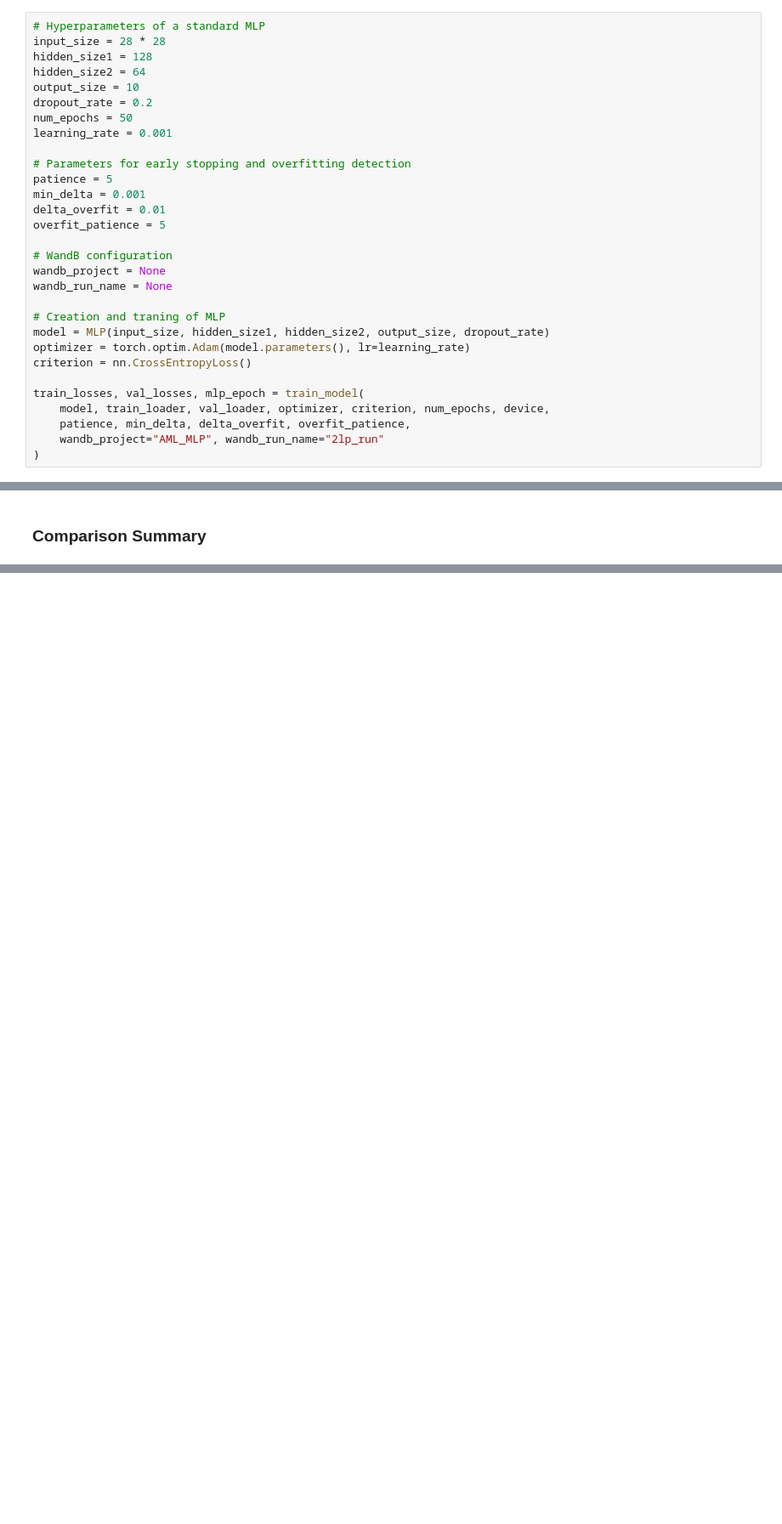
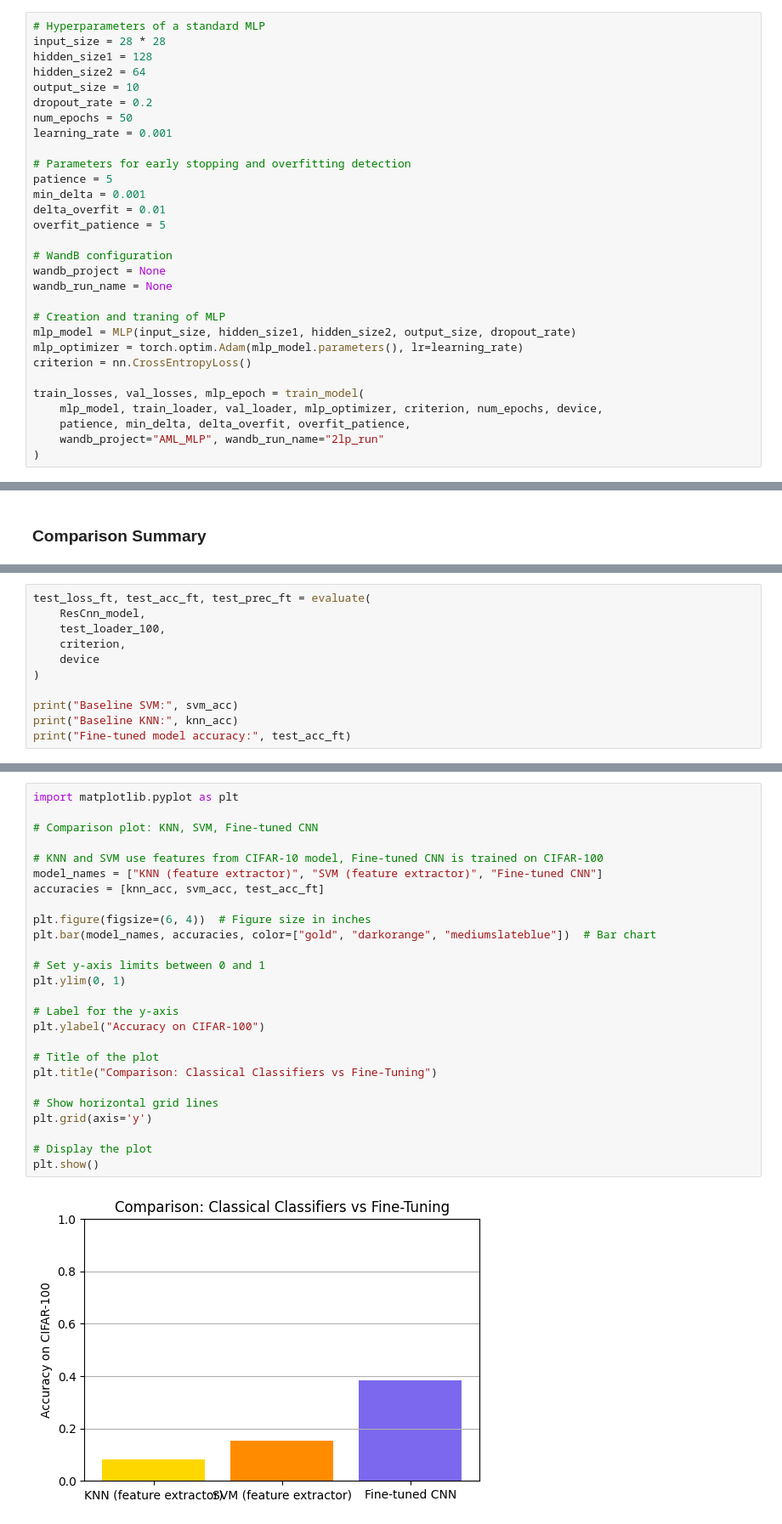
Before and after one commit to emile-kophi/AML_Labs, a Jupyter notebook: Exercise/Lab1_CNN.ipynb, the cells around one changed output, grey strips where cells are left out. Shown: that part at 85% size. Cells and saved outputs as stored; diff of their text form; blank space fills up the shorter version.

```diff
--- a/Exercise/Lab1_CNN.ipynb
+++ b/Exercise/Lab1_CNN.ipynb
@@ -283,12 +293,12 @@ wandb_project = None
 wandb_run_name = None
 
 # Creation and traning of MLP
-model = MLP(input_size, hidden_size1, hidden_size2, output_size, dropout_rate)
-optimizer = torch.optim.Adam(model.parameters(), lr=learning_rate)
+mlp_model = MLP(input_size, hidden_size1, hidden_size2, output_size, dropout_rate)
+mlp_optimizer = torch.optim.Adam(mlp_model.parameters(), lr=learning_rate)
 criterion = nn.CrossEntropyLoss()
 
 train_losses, val_losses, mlp_epoch = train_model(
-    model, train_loader, val_loader, optimizer, criterion, num_epochs, device,
+    mlp_model, train_loader, val_loader, mlp_optimizer, criterion, num_epochs, device,
     patience, min_delta, delta_overfit, overfit_patience,
     wandb_project="AML_MLP", wandb_run_name="2lp_run"
 )
@@ -565,0 +1140,11 @@ Use your CNN implementation to demonstrate how your trained CNN *attends* to spe
+# %%
+test_loss_ft, test_acc_ft, test_prec_ft = evaluate(
+    ResCnn_model,
+    test_loader_100,
+    criterion,
+    device
+)
+
+print("Baseline SVM:", svm_acc)
+print("Baseline KNN:", knn_acc)
+print("Fine-tuned model accuracy:", test_acc_ft)
@@ -565,0 +1155,28 @@ Use your CNN implementation to demonstrate how your trained CNN *attends* to spe
+# %%
+import matplotlib.pyplot as plt
+
+# Comparison plot: KNN, SVM, Fine-tuned CNN
+
+# KNN and SVM use features from CIFAR-10 model, Fine-tuned CNN is trained on CIFAR-100
+model_names = ["KNN (feature extractor)", "SVM (feature extractor)", "Fine-tuned CNN"]
+accuracies = [knn_acc, svm_acc, test_acc_ft]
+
+plt.figure(figsize=(6, 4))  # Figure size in inches
+plt.bar(model_names, accuracies, color=["gold", "darkorange", "mediumslateblue"])  # Bar chart
+
+# Set y-axis limits between 0 and 1
+plt.ylim(0, 1)
+
+# Label for the y-axis
+plt.ylabel("Accuracy on CIFAR-100")
+
+# Title of the plot
+plt.title("Comparison: Classical Classifiers vs Fine-Tuning")
+
+# Show horizontal grid lines
+plt.grid(axis='y')
+
+# Display the plot
+plt.show()
+# %% [output]
+[figure, added]
```
Also changed, not shown: parts of 41 cells of this notebook, 3 other files.
